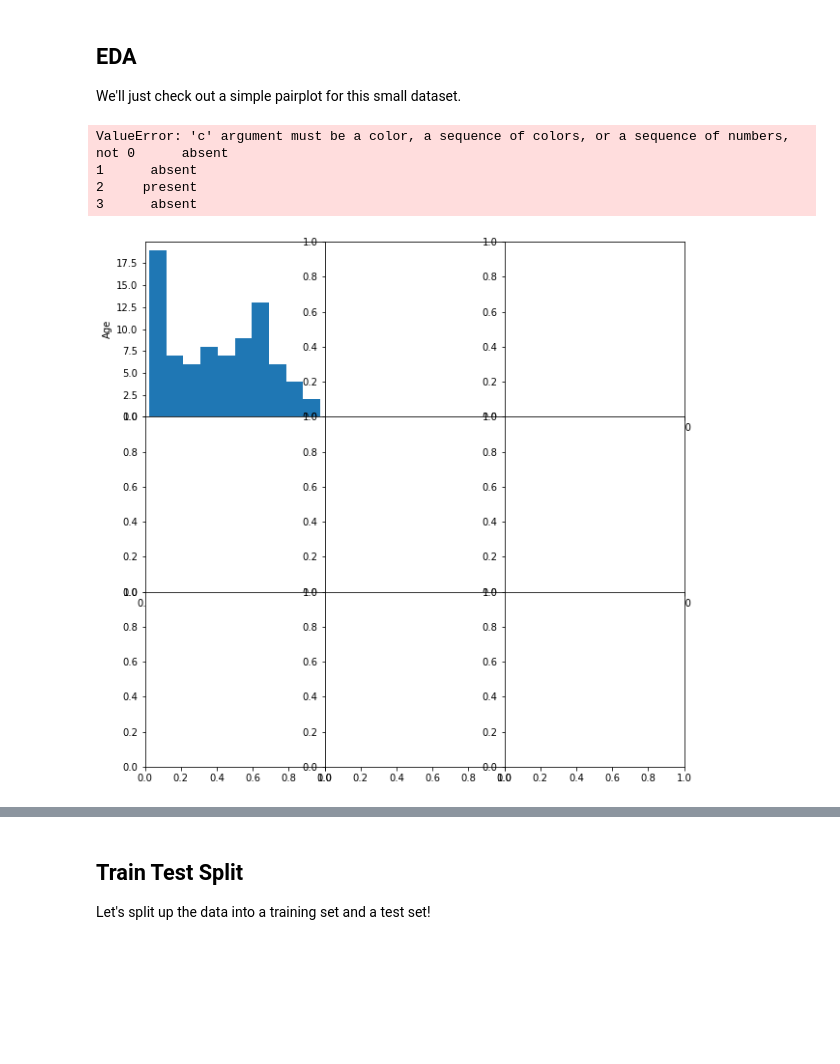
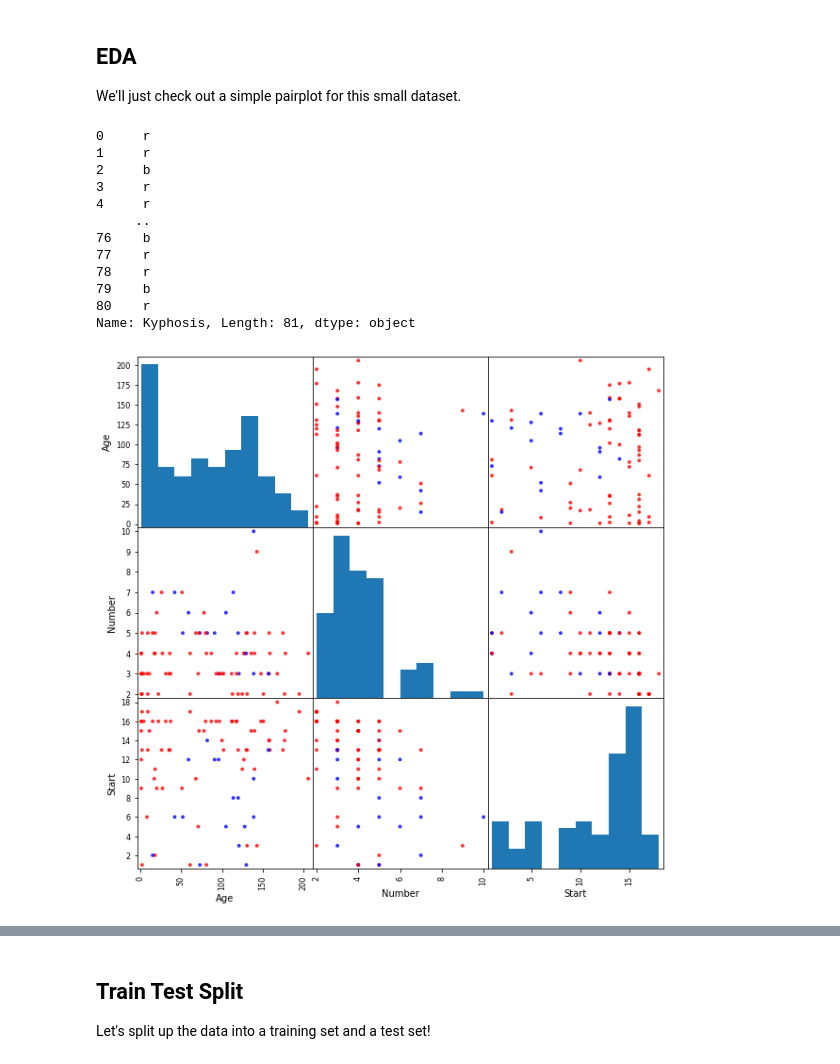
Before and after one commit to faridhn2/machine_learning_tutorial, a Jupyter notebook: s10-Decision Trees and Random Forests/32-Decision Trees and Random Forests in Python/ml32.ipynb, the cells around one changed output, grey strips where cells are left out. Saved outputs shown, nothing was run; the diff lists cells and outputs as text; code cells hidden in the pictures; blank space fills up the shorter version.

```diff
--- a/s10-Decision Trees and Random Forests/32-Decision Trees and Random Forests in Python/ml32.ipynb
+++ b/s10-Decision Trees and Random Forests/32-Decision Trees and Random Forests in Python/ml32.ipynb
@@ -27,13 +27,35 @@ df.head()
 ## EDA
 
 We'll just check out a simple pairplot for this small dataset.
+# %%
+def check_absent(x):
+    if x == 'absent':
+        return 'r'
+    else:
+        return 'b'
+# %%
+df['Kyphosis'].apply(check_absent)
+# %% [output]
+0     r
+1     r
+2     b
+3     r
+4     r
+     ..
+76    b
+77    r
+78    r
+79    b
+80    r
+Name: Kyphosis, Length: 81, dtype: object
 # %%
-g = pd.plotting.scatter_matrix(df,c=df['Kyphosis'] ,figsize=(10,10), marker = 'o', hist_kwds = {'bins': 10}, s = 5, alpha = 0.8)
+g = pd.plotting.scatter_matrix(df,c=df['Kyphosis'].apply(check_absent) ,
+                               figsize=(10,10),
+
+                               marker = 'o',
+                               hist_kwds = {'bins': 10},
+                               s = 15, alpha = 0.8)
 
 plt.show()
 # %% [output]
-ValueError: 'c' argument must be a color, a sequence of colors, or a sequence of numbers, not 0      absent
-1      absent
-2     present
-3      absent
-[figure, old version]
+[figure, new version]
```
Also changed, not shown: parts of 17 cells of this notebook, 5 other files.
